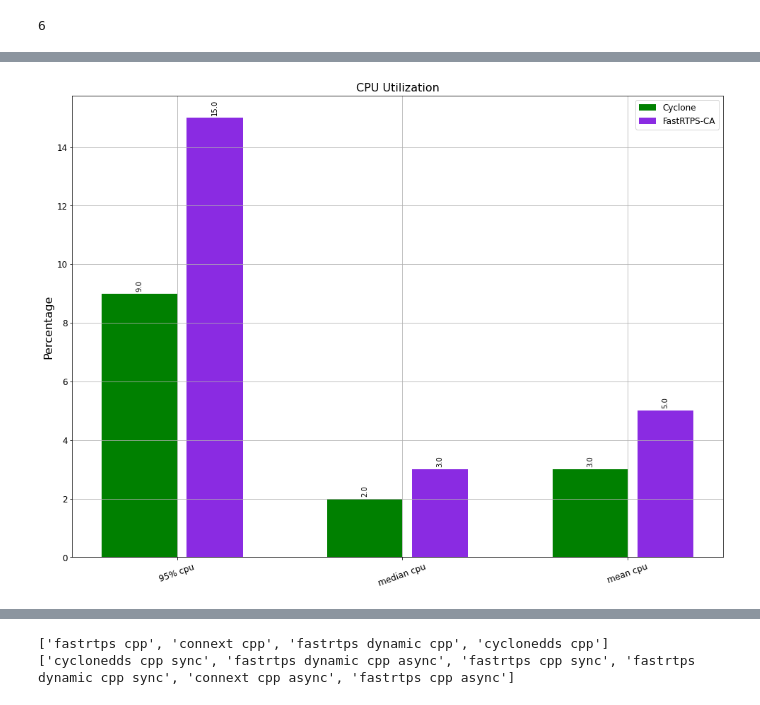
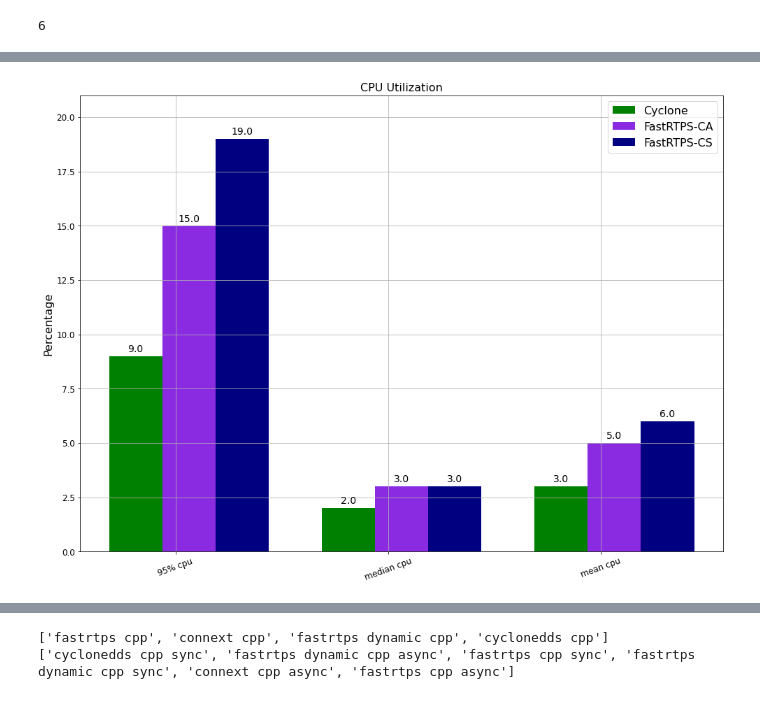
Before and after one commit to osrf/TSC-RMW-Reports, a Jupyter notebook: galactic/BuildFarmPlots.ipynb, the cells around one changed output, grey strips where cells are left out. Drawn from its saved outputs; the diff is of its cells as text; code cells hidden in the pictures.

Commit message:
First set of plots cleaned up.

```diff
--- a/galactic/BuildFarmPlots.ipynb
+++ b/galactic/BuildFarmPlots.ipynb
@@ -106,53 +139,42 @@ fast_cs_rows = np.round(node_perf.iloc[3,target_cols].tolist(),2)*100.00
 fast_dcs_rows = np.round(node_perf.iloc[4,target_cols].tolist(),2)*100.00
 fast_ca_rows = np.round(node_perf.iloc[5,target_cols].tolist(),2)*100.00
 
-#x = np.arange(len(x_labels))*6 # the label locations each bar gets three units, fast is split three ways
-x = np.arange(len(x_labels))*3 # the label locations each bar gets three units, fast is split three ways
+x = np.arange(len(x_labels))*4 # the label locations each bar gets three units, fast is split three ways
 
-fast_width = 0.75  # the width of the bars, three together
 width = 1 # otherwise make them be a unit size
 
 fig, ax = plt.subplots()
 fig.set_size_inches(16.5,12)
 
-#connext_rects = ax.bar(x, connext_rows, width, label='Connext',color=connext_c)
-#cyclone_rects = ax.bar(x+width, cyclone_rows, width, label='Cyclone',color=cyclone_c)
-#fast_dca_rects = ax.bar(x+(2*width)-0.25, fast_dca_rows, fast_width, label='FastRTPS-DCA',color=fast_dca_c)
-#fast_cs_rects = ax.bar(x+(2*width)+fast_width-0.25, fast_cs_rows, fast_width, label='FastRTPS-CS', color =fast_cs_c)
-#fast_dcs_rects = ax.bar(x+(2*width)+(fast_width*2)-0.25, fast_dcs_rows, fast_width, label='FastRTPS-DCS', color=fast_dcs_c)
-#fast_ca_rects = ax.bar(x+(2*width)+(fast_width*3)-0.25, fast_ca_rows, fast_width, label='FastRTPS-CA', color=fast_ca_c)
 
 cyclone_rects = ax.bar(x, cyclone_rows, width, label='Cyclone',color=cyclone_c)
-fast_ca_rects = ax.bar(x+width, fast_ca_rows, fast_width, label='FastRTPS-CA', color=fast_ca_c)
+fast_ca_rects = ax.bar(x+width, fast_ca_rows, width, label='FastRTPS-CA', color=fast_ca_c)
+fast_cs_rects = ax.bar(x+(2*width), fast_cs_rows, width, label='FastRTPS-CS', color =fast_cs_c)
 
+font = { 'size': 16 }
 
-font = { #'family' : 'sans-serif',
-#        'weight' : 'bold',
-        'size'   : 12 }
 matplotlib.rc('font', **font)
 
 parameters = {'axes.labelsize': 16,
               'axes.titlesize': 16}
 plt.rcParams.update(parameters)
 
 
 # Add some text for labels, title and custom x-axis tick labels, etc.
 ax.set_ylabel('Percentage')
 ax.set_title('CPU Utilization')
-ax.set_xticks(x+0.5)
+ax.set_xticks(x+0.75)
 ax.set_xticklabels(x_labels,rotation=20)
 ax.legend()
+ax.set_ylim(0,21)
 
 plt.grid()
-#autolabel(connext_rects)
-autolabel(cyclone_rects)
-#autolabel(fast_dca_rects)
-#autolabel(fast_cs_rects)
-#autolabel(fast_dcs_rects)
-autolabel(fast_ca_rects)
+autolabel(cyclone_rects,rot=0)
+autolabel(fast_cs_rects,rot=0)
+autolabel(fast_ca_rects,rot=0)
 
 
-plt.savefig("RMWCPU.png")
+plt.savefig("./plots/BuildFarmRMWCPUConsumption.png")
 plt.show()
 # %% [output]
-[figure, old version]
+[figure, new version]
```
Also changed, not shown: parts of 3 cells of this notebook, 4 other files.
